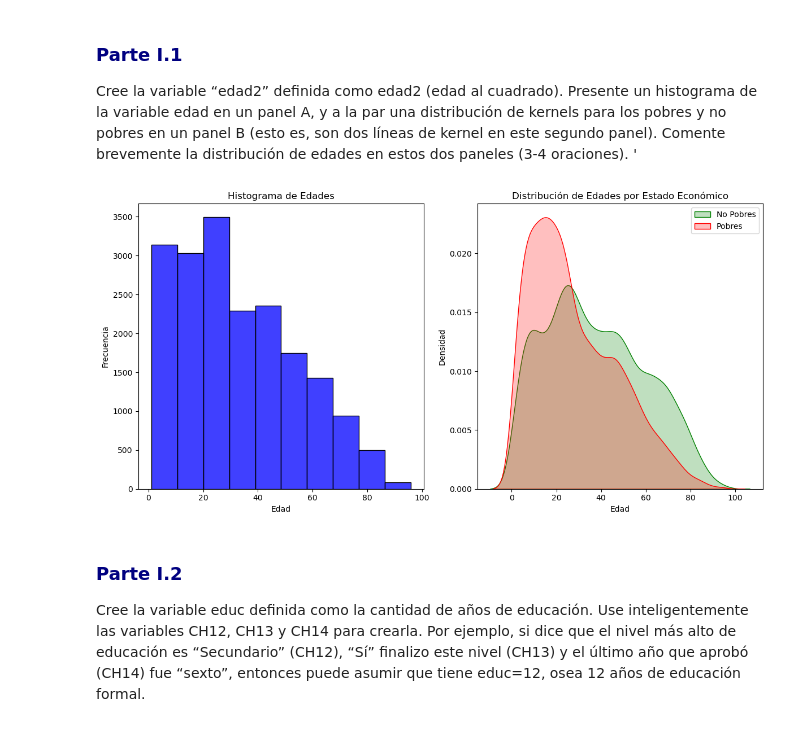
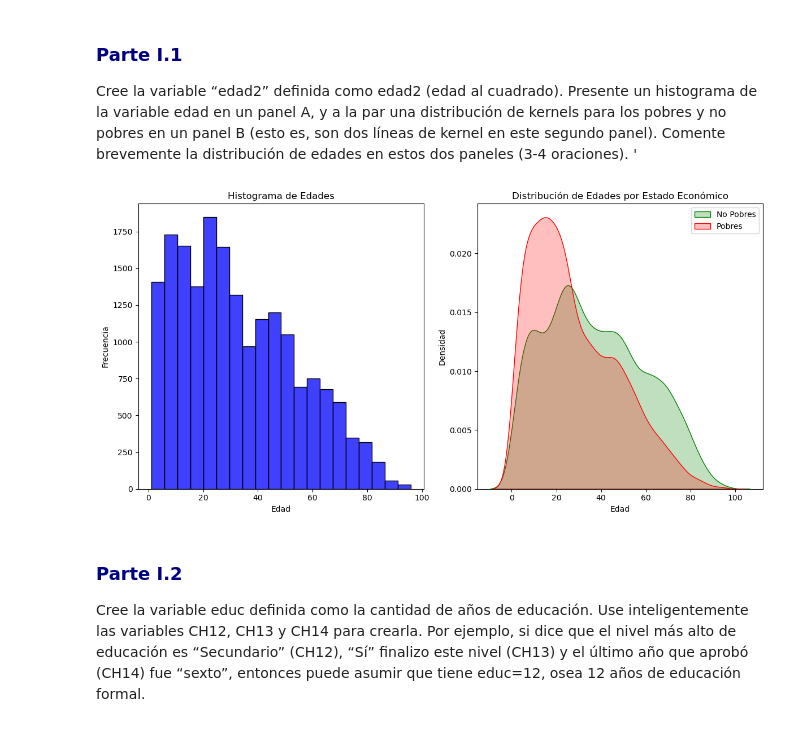
Before and after one commit to RafaelPCh/BigDataUBA-Grupo3, a Jupyter notebook: TP3/TP3_vfin_1.ipynb, the cells around one changed output. Saved outputs shown, nothing was run; the diff lists cells and outputs as text; code cells hidden in the pictures.

```diff
--- a/TP3/TP3_vfin_1.ipynb
+++ b/TP3/TP3_vfin_1.ipynb
@@ -518,33 +518,33 @@ Comente brevemente la distribución de edades en estos dos paneles (3-4 oracione
 # %%
 #CRE0 EDAD_2
 union_eph['EDAD_2'] =  union_eph["CH06"].fillna(0) ** 2
 
 # Configurar el gráfico
 fig, axs = plt.subplots(1, 2, figsize=(12, 6))
 
 # PANEL A: Historigrama de EDAD_2
 
-sns.histplot(union_eph['CH06'], bins=10, kde=False, ax=axs[0], color='blue')
+sns.histplot(union_eph['CH06'], bins=20, kde=False, ax=axs[0], color='blue')
 
 axs[0].set_title('Histograma de Edades')
 axs[0].set_xlabel('Edad')
 axs[0].set_ylabel('Frecuencia')
 
 # PANEL B: Distribución de kernels para POBRES y NO POBRES
 
 sns.kdeplot(data=union_eph[union_eph['pobre'] == 0], x='CH06', fill=True, label='No Pobres', ax=axs[1], color='green')
 sns.kdeplot(data=union_eph[union_eph['pobre'] == 1], x='CH06', fill=True, label='Pobres', ax=axs[1], color='red')
 
 axs[1].set_title('Distribución de Edades por Estado Económico')
 axs[1].set_xlabel('Edad')
 axs[1].set_ylabel('Densidad')
 axs[1].legend()
 
 # Para mostrar los gráficos
 plt.tight_layout()
 plt.show()
 # %% [output]
-[figure, old version]
+[figure, new version]
 # %% [markdown]
 <h3 style="color: navy;">Parte I.2</h3>
 <p>
```
